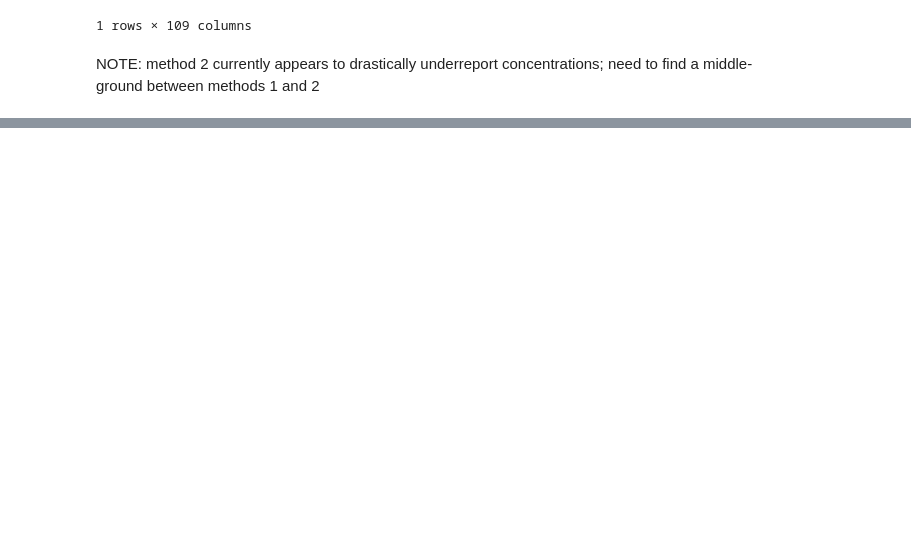
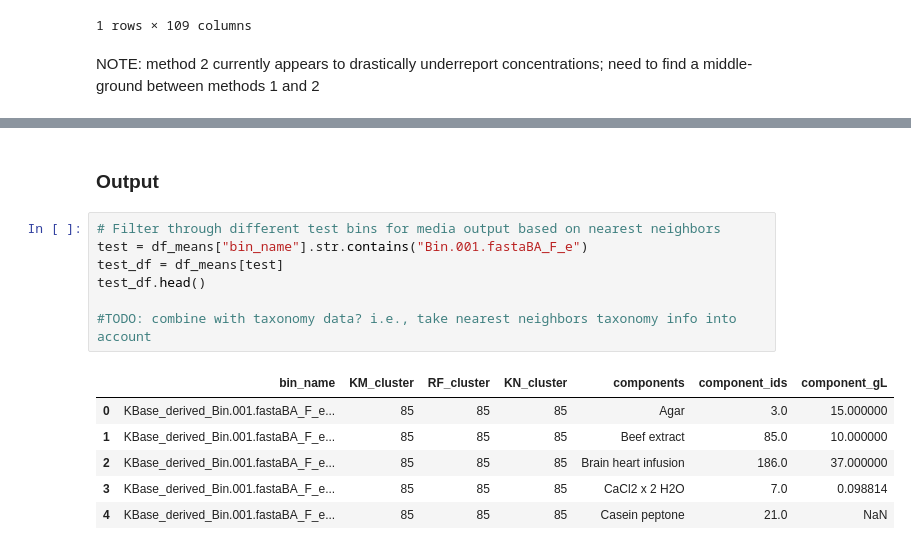
Before and after one commit to giovannellilab/media-prediction, a Jupyter notebook: notebooks/07-Concentration-Mapping.ipynb, the cells around one changed output, grey strips where cells are left out. Saved outputs shown, nothing was run; the diff lists cells and outputs as text; blank space fills up the shorter version.

```diff
--- a/notebooks/07-Concentration-Mapping.ipynb
+++ b/notebooks/07-Concentration-Mapping.ipynb
@@ -331,0 +401,16 @@ NOTE: method 2 currently appears to drastically underreport concentrations; need
+# %% [markdown]
+### Output
+# %%
+# Filter through different test bins for media output based on nearest neighbors
+test = df_means["bin_name"].str.contains("Bin.001.fastaBA_F_e")
+test_df = df_means[test]
+test_df.head()
+
+#TODO: combine with taxonomy data? i.e., take nearest neighbors taxonomy info into account
+# %% [output]
+|  | bin_name | KM_cluster | RF_cluster | KN_cluster | components | component_ids | component_gL |
+| 0 | KBase_derived_Bin.001.fastaBA_F_e... | 85 | 85 | 85 | Agar | 3.0 | 15.000000 |
+| 1 | KBase_derived_Bin.001.fastaBA_F_e... | 85 | 85 | 85 | Beef extract | 85.0 | 10.000000 |
+| 2 | KBase_derived_Bin.001.fastaBA_F_e... | 85 | 85 | 85 | Brain heart infusion | 186.0 | 37.000000 |
+| 3 | KBase_derived_Bin.001.fastaBA_F_e... | 85 | 85 | 85 | CaCl2 x 2 H2O | 7.0 | 0.098814 |
+| 4 | KBase_derived_Bin.001.fastaBA_F_e... | 85 | 85 | 85 | Casein peptone | 21.0 | NaN |
```
Also changed, not shown: parts of 9 cells of this notebook.
